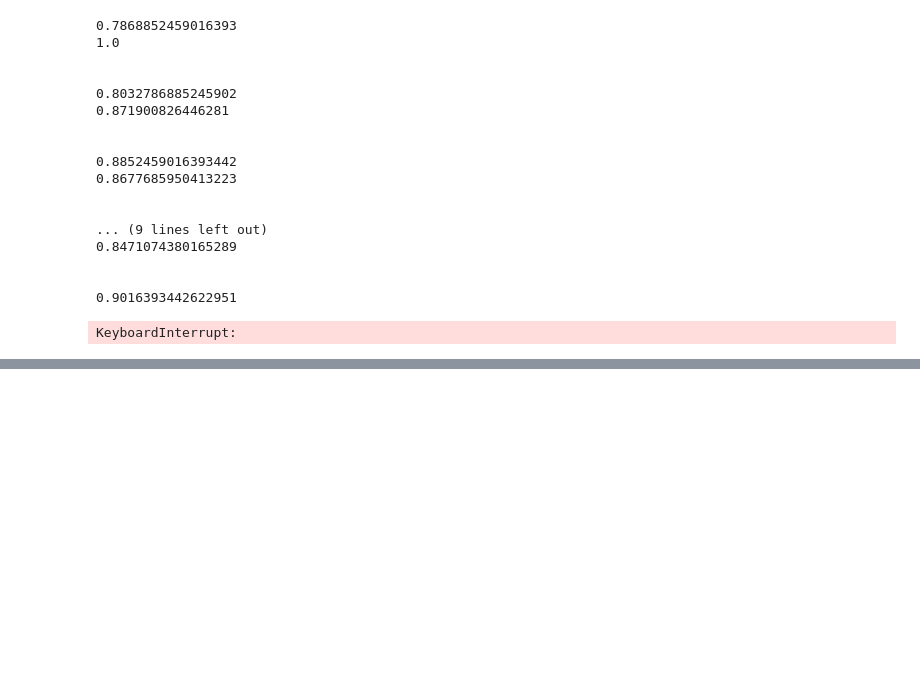
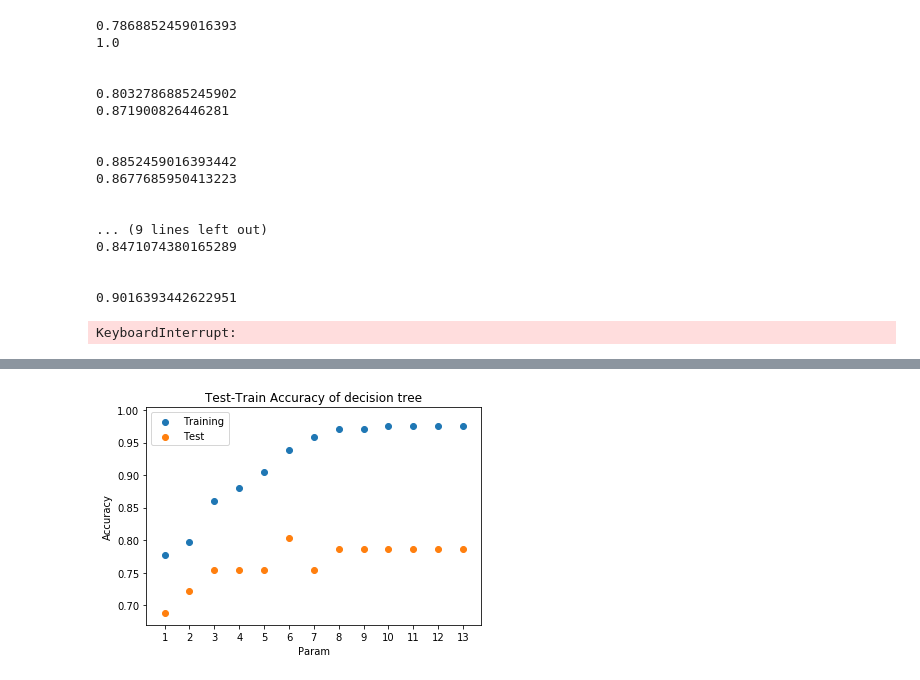
Before and after one commit to ytabatabaee/Machine-Learning-for-Bioinformatics, a Jupyter notebook: heart_disease_analysis.ipynb, the cells around one changed output, grey strips where cells are left out. Cells and saved outputs as stored; diff of their text form; code cells hidden in the pictures; blank space fills up the shorter version.

Commit message:
Accuracy plot

```diff
--- a/heart_disease_analysis.ipynb
+++ b/heart_disease_analysis.ipynb
@@ -337,0 +369,39 @@ print(best_acc)
+# %%
+def chi_square_pruning():
+    return
+
+def accuracy_plot(param_max, est_type):
+    train_acc = np.zeros(param_max)
+    test_acc = np.zeros(param_max)
+
+    for i in range(1, param_max + 1):
+        e1 = None
+        if est_type == "knn":
+            e1 = KNN(i)
+        elif est_type == "decision tree":
+            e1 = DecisionTree(i, 0.8)
+        e1.fit(train_x, train_y)
+
+        test_pred = e1.predict(test_x)
+        test_acc[i-1] = accuracy(test_pred, test_y)
+
+        train_pred = e1.predict(train_x)
+        train_acc[i-1] = accuracy(train_pred, train_y)
+
+    plt.scatter(range(1, param_max + 1), train_acc, label='Training')
+    plt.scatter(range(1, param_max + 1), test_acc, label='Test')
+    plt.xticks(np.arange(1, param_max + 1, 1.0))
+
+    plt.xlabel("Param")
+    plt.ylabel("Accuracy")
+
+    plt.legend(loc='upper left')
+    plt.title("Test-Train Accuracy of " + est_type)
+    plt.show()
+    #print(train_acc)
+    #print(test_acc)
+
+#accuracy_plot(15, "knn")
+accuracy_plot(13, "decision tree")
+# %% [output]
+[figure, added]
```
Also changed, not shown: parts of 3 cells of this notebook.
